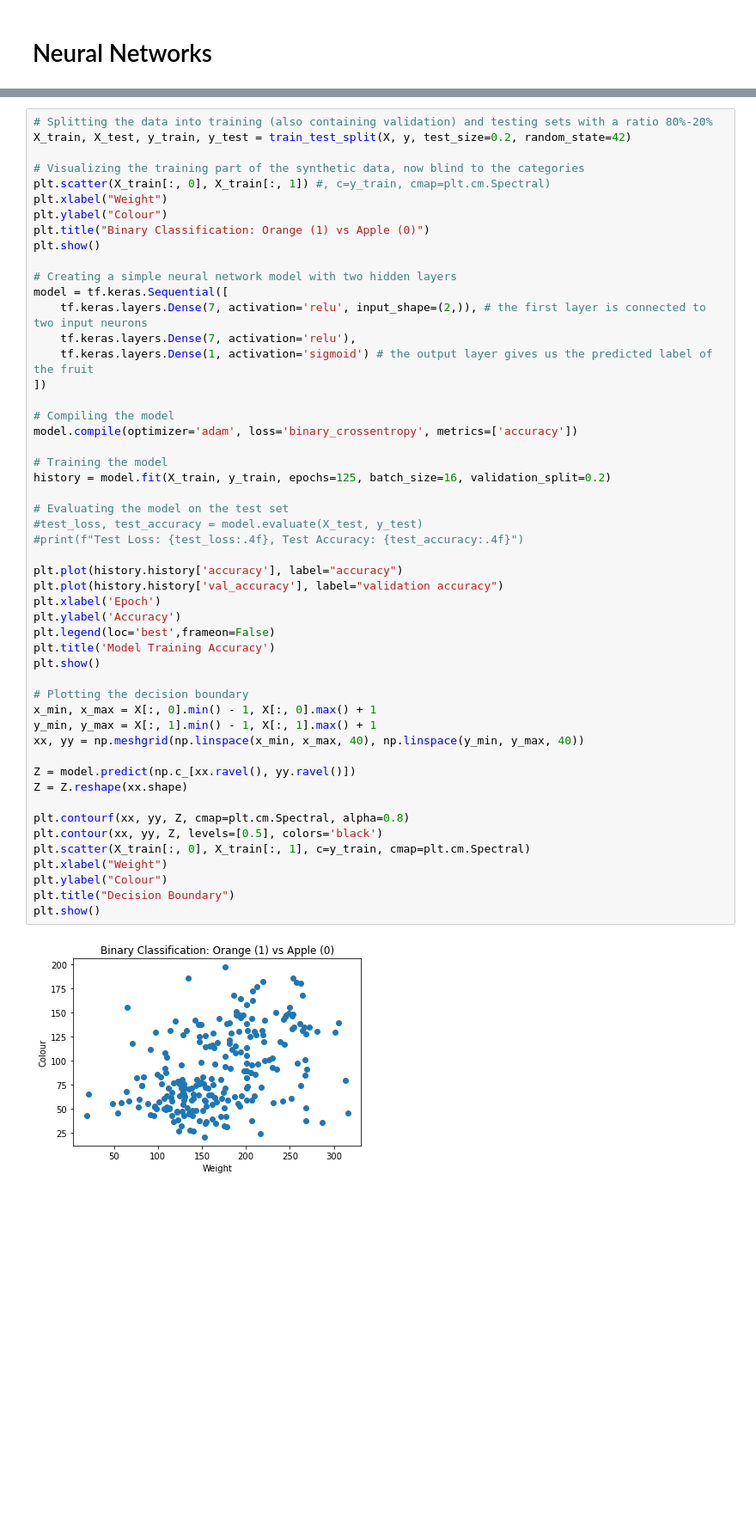
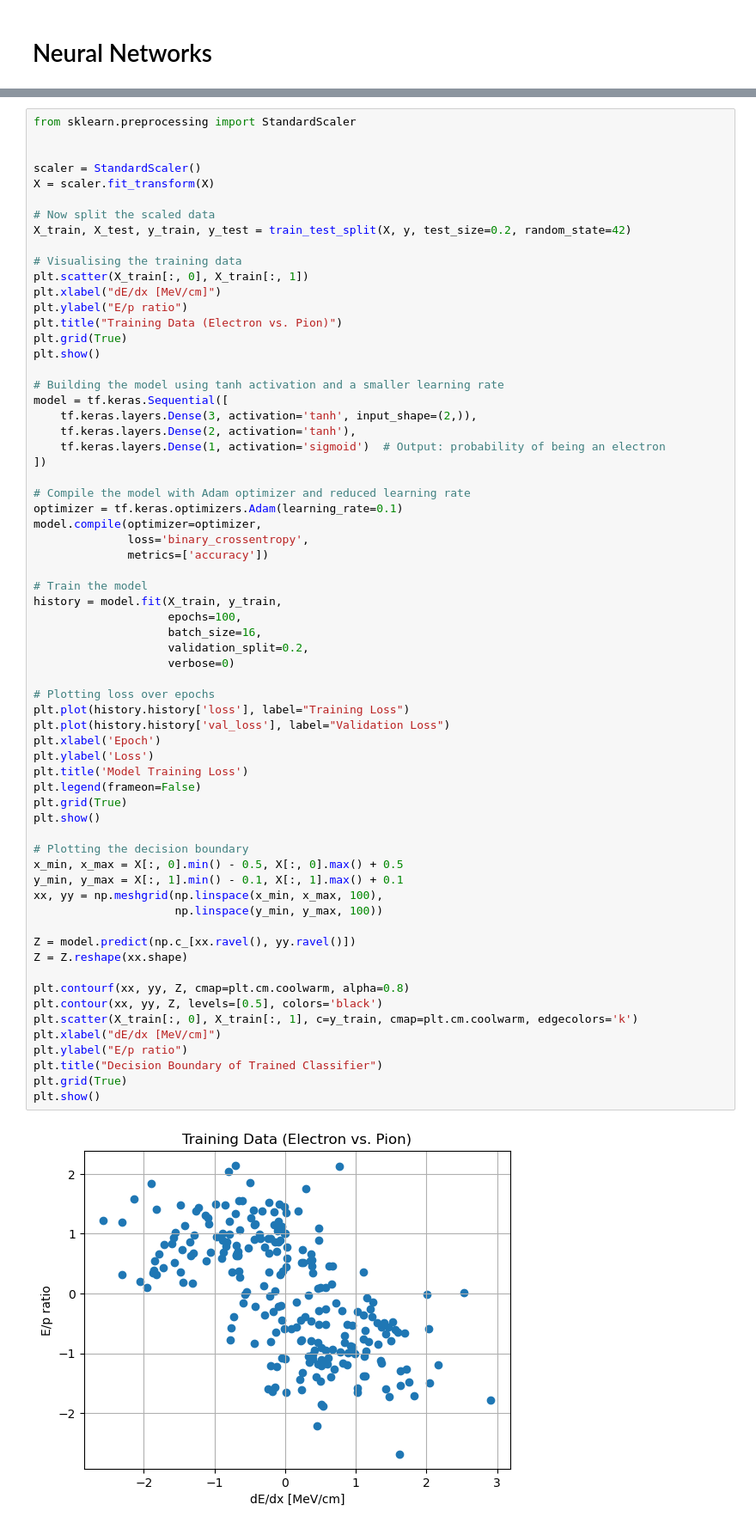
Before and after one commit to matonoli/discoverschool-python, a Jupyter notebook: discover2023_1.ipynb, the cells around one changed output, grey strips where cells are left out. Shown: that part at 86% size. Drawn from its saved outputs; the diff is of its cells as text; blank space fills up the shorter version.

```diff
--- a/discover2023_1.ipynb
+++ b/discover2023_1.ipynb
@@ -325,53 +451,67 @@ The data can now be classified with a neural network model. Let's create one. We
 # %%
-# Splitting the data into training (also containing validation) and testing sets with a ratio 80%-20%
+from sklearn.preprocessing import StandardScaler
+
+
+scaler = StandardScaler()
+X = scaler.fit_transform(X)
+
+# Now split the scaled data
 X_train, X_test, y_train, y_test = train_test_split(X, y, test_size=0.2, random_state=42)
 
-# Visualizing the training part of the synthetic data, now blind to the categories
-plt.scatter(X_train[:, 0], X_train[:, 1]) #, c=y_train, cmap=plt.cm.Spectral)
-plt.xlabel("Weight")
-plt.ylabel("Colour")
-plt.title("Binary Classification: Orange (1) vs Apple (0)")
+# Visualising the training data
+plt.scatter(X_train[:, 0], X_train[:, 1])
+plt.xlabel("dE/dx [MeV/cm]")
+plt.ylabel("E/p ratio")
+plt.title("Training Data (Electron vs. Pion)")
+plt.grid(True)
 plt.show()
 
-# Creating a simple neural network model with two hidden layers
+# Building the model using tanh activation and a smaller learning rate
 model = tf.keras.Sequential([
-    tf.keras.layers.Dense(7, activation='relu', input_shape=(2,)), # the first layer is connected to two input neurons
-    tf.keras.layers.Dense(7, activation='relu'),
-    tf.keras.layers.Dense(1, activation='sigmoid') # the output layer gives us the predicted label of the fruit
+    tf.keras.layers.Dense(3, activation='tanh', input_shape=(2,)),
+    tf.keras.layers.Dense(2, activation='tanh'),
+    tf.keras.layers.Dense(1, activation='sigmoid')  # Output: probability of being an electron
 ])
 
-# Compiling the model
-model.compile(optimizer='adam', loss='binary_crossentropy', metrics=['accuracy'])
+# Compile the model with Adam optimizer and reduced learning rate
+optimizer = tf.keras.optimizers.Adam(learning_rate=0.1)
+model.compile(optimizer=optimizer,
+              loss='binary_crossentropy',
+              metrics=['accuracy'])
 
-# Training the model
-history = model.fit(X_train, y_train, epochs=125, batch_size=16, validation_split=0.2)
+# Train the model
+history = model.fit(X_train, y_train,
+                    epochs=100,
+                    batch_size=16,
+                    validation_split=0.2,
+                    verbose=0)
 
-# Evaluating the model on the test set
-#test_loss, test_accuracy = model.evaluate(X_test, y_test)
-#print(f"Test Loss: {test_loss:.4f}, Test Accuracy: {test_accuracy:.4f}")
-
-plt.plot(history.history['accuracy'], label="accuracy")
-plt.plot(history.history['val_accuracy'], label="validation accuracy")
+# Plotting loss over epochs
+plt.plot(history.history['loss'], label="Training Loss")
+plt.plot(history.history['val_loss'], label="Validation Loss")
 plt.xlabel('Epoch')
-plt.ylabel('Accuracy')
-plt.legend(loc='best',frameon=False)
-plt.title('Model Training Accuracy')
+plt.ylabel('Loss')
+plt.title('Model Training Loss')
+plt.legend(frameon=False)
+plt.grid(True)
 plt.show()
 
 # Plotting the decision boundary
-x_min, x_max = X[:, 0].min() - 1, X[:, 0].max() + 1
-y_min, y_max = X[:, 1].min() - 1, X[:, 1].max() + 1
-xx, yy = np.meshgrid(np.linspace(x_min, x_max, 40), np.linspace(y_min, y_max, 40))
+x_min, x_max = X[:, 0].min() - 0.5, X[:, 0].max() + 0.5
+y_min, y_max = X[:, 1].min() - 0.1, X[:, 1].max() + 0.1
+xx, yy = np.meshgrid(np.linspace(x_min, x_max, 100),
+                     np.linspace(y_min, y_max, 100))
 
 Z = model.predict(np.c_[xx.ravel(), yy.ravel()])
 Z = Z.reshape(xx.shape)
 
-plt.contourf(xx, yy, Z, cmap=plt.cm.Spectral, alpha=0.8)
+plt.contourf(xx, yy, Z, cmap=plt.cm.coolwarm, alpha=0.8)
 plt.contour(xx, yy, Z, levels=[0.5], colors='black')
-plt.scatter(X_train[:, 0], X_train[:, 1], c=y_train, cmap=plt.cm.Spectral)
-plt.xlabel("Weight")
-plt.ylabel("Colour")
-plt.title("Decision Boundary")
+plt.scatter(X_train[:, 0], X_train[:, 1], c=y_train, cmap=plt.cm.coolwarm, edgecolors='k')
+plt.xlabel("dE/dx [MeV/cm]")
+plt.ylabel("E/p ratio")
+plt.title("Decision Boundary of Trained Classifier")
+plt.grid(True)
 plt.show()
 # %% [output]
-[figure, old version]
+[figure, new version]
```
Also changed, not shown: parts of 41 cells of this notebook.
